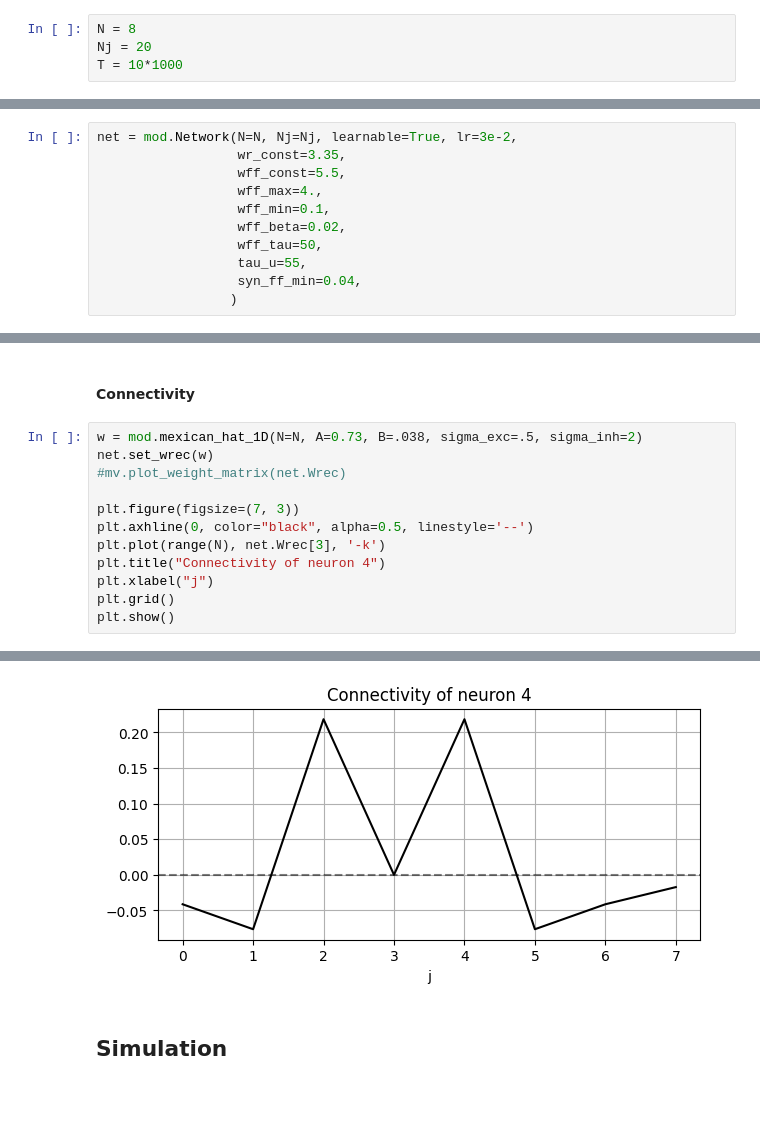
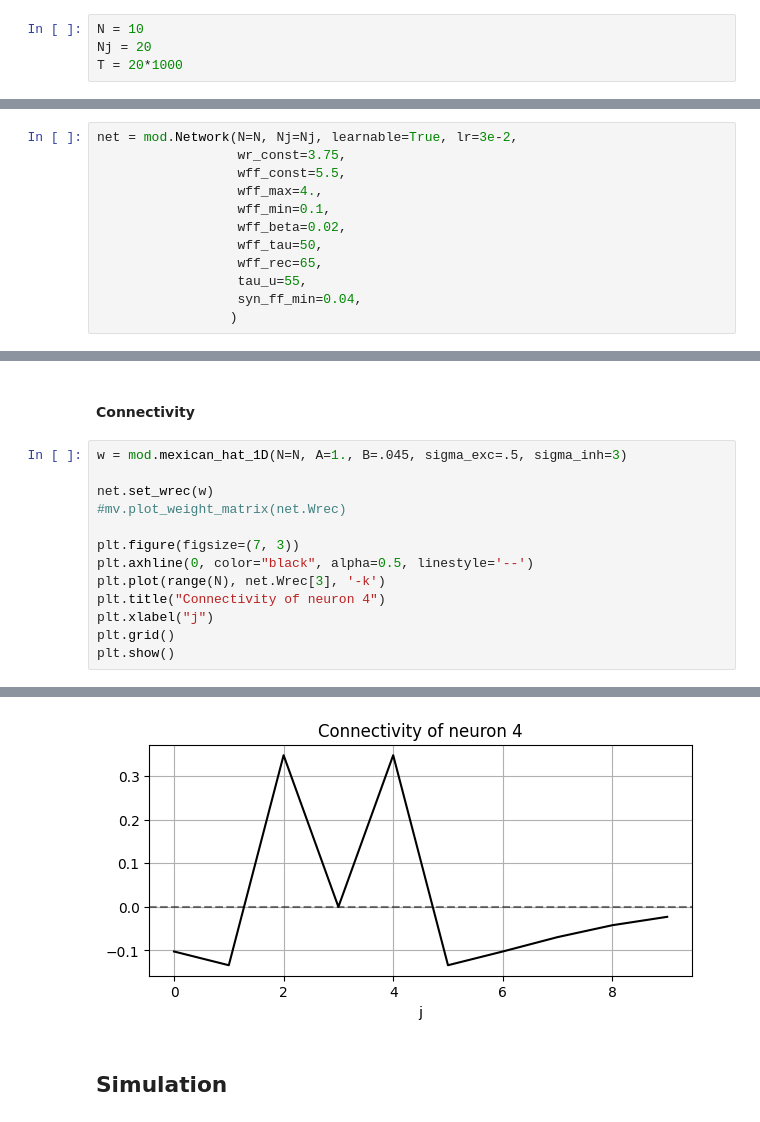
Before and after one commit to iKiru-hub/PCNN, a Jupyter notebook: pcnn_lab.ipynb, the cells around one changed output, grey strips where cells are left out. Drawn from its saved outputs; the diff is of its cells as text.

```diff
--- a/pcnn_lab.ipynb
+++ b/pcnn_lab.ipynb
@@ -15,6 +19,6 @@ def clf():
 # %% [markdown]
 **Settings**
 # %%
-N = 8
+N = 10
 Nj = 20
-T = 10*1000
+T = 20*1000
@@ -53,11 +57,12 @@ for t0 in range(0, T, bin_size+100):
 # %%
 net = mod.Network(N=N, Nj=Nj, learnable=True, lr=3e-2,
-                  wr_const=3.35,
+                  wr_const=3.75,
                   wff_const=5.5,
                   wff_max=4.,
                   wff_min=0.1,
                   wff_beta=0.02,
                   wff_tau=50,
+                  wff_rec=65,
                   tau_u=55,
                   syn_ff_min=0.04,
                  )
@@ -66,7 +71,8 @@ Network(N=8, Nj=20)
 # %% [markdown]
 #### Connectivity
 # %%
-w = mod.mexican_hat_1D(N=N, A=0.73, B=.038, sigma_exc=.5, sigma_inh=2)
+w = mod.mexican_hat_1D(N=N, A=1., B=.045, sigma_exc=.5, sigma_inh=3)
+
 net.set_wrec(w)
 #mv.plot_weight_matrix(net.Wrec)
 
@@ -82,4 +88,4 @@ Recurrent weights set (8, 8)
-[figure, old version]
+[figure, new version]
 # %% [markdown]
 ## Simulation
 # %%
```
Also changed, not shown: parts of 20 cells of this notebook, 1 other file.
